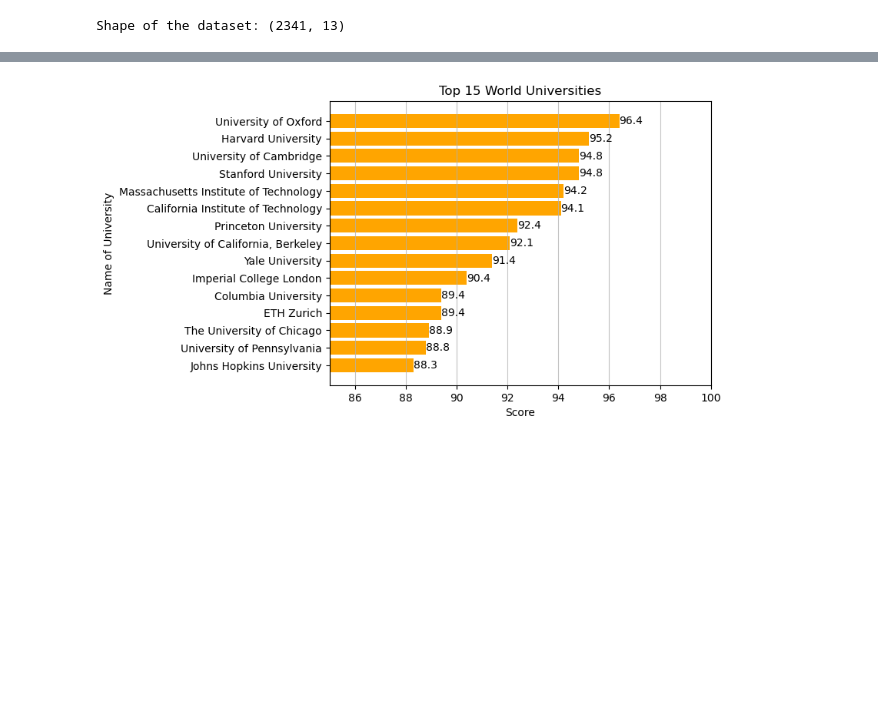
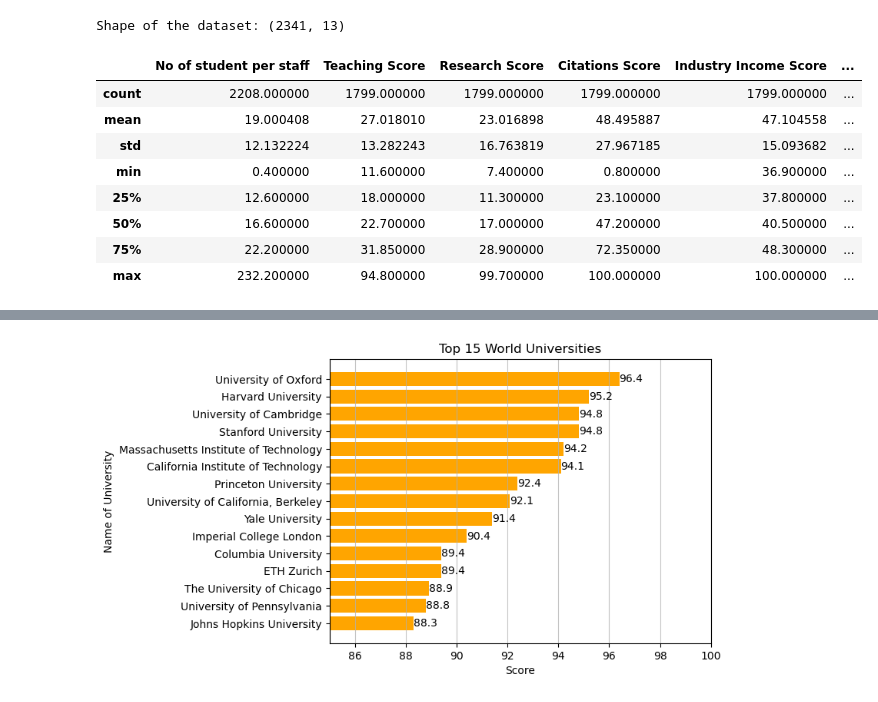
Before and after one commit to johnsonmen/First-Blog, a Jupyter notebook: University_rankings.ipynb, the cells around one changed output, grey strips where cells are left out. Cells and saved outputs as stored; diff of their text form; code cells hidden in the pictures; blank space fills up the shorter version.

```diff
--- a/University_rankings.ipynb
+++ b/University_rankings.ipynb
@@ -38,3 +49,16 @@ top_15
 print("Shape of the dataset:", df.shape)
 # %% [output]
 Shape of the dataset: (2341, 13)
+# %%
+# Describe the dataset
+df.describe()
+# %% [output]
+|  | No of student per staff | Teaching Score | Research Score | Citations Score | Industry Income Score | ... |
+| count | 2208.000000 | 1799.000000 | 1799.000000 | 1799.000000 | 1799.000000 | ... |
+| mean | 19.000408 | 27.018010 | 23.016898 | 48.495887 | 47.104558 | ... |
+| std | 12.132224 | 13.282243 | 16.763819 | 27.967185 | 15.093682 | ... |
+| min | 0.400000 | 11.600000 | 7.400000 | 0.800000 | 36.900000 | ... |
+| 25% | 12.600000 | 18.000000 | 11.300000 | 23.100000 | 37.800000 | ... |
+| 50% | 16.600000 | 22.700000 | 17.000000 | 47.200000 | 40.500000 | ... |
+| 75% | 22.200000 | 31.850000 | 28.900000 | 72.350000 | 48.300000 | ... |
+| max | 232.200000 | 94.800000 | 99.700000 | 100.000000 | 100.000000 | ... |
```
Also changed, not shown: parts of 39 cells of this notebook, 2 other files.
